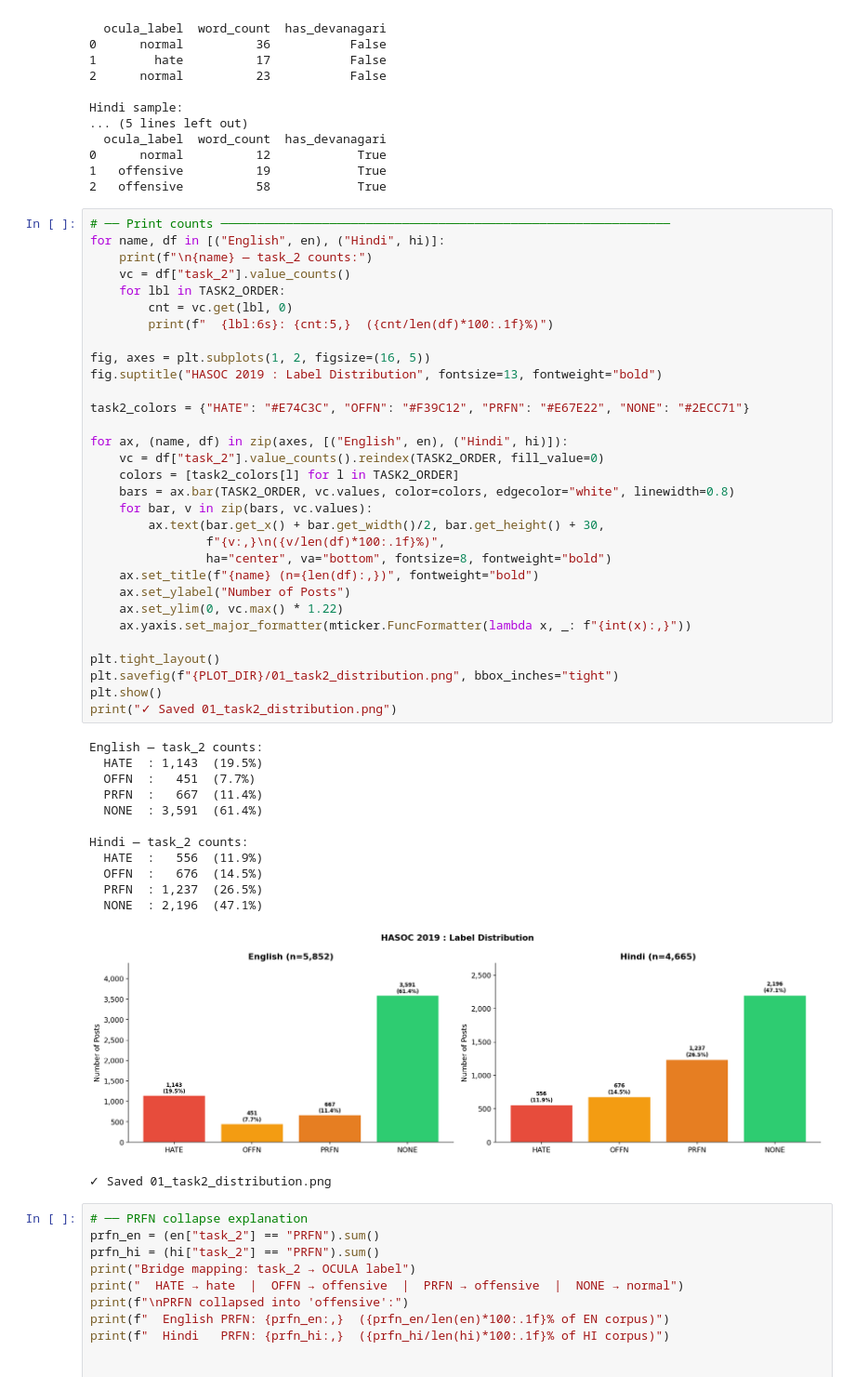
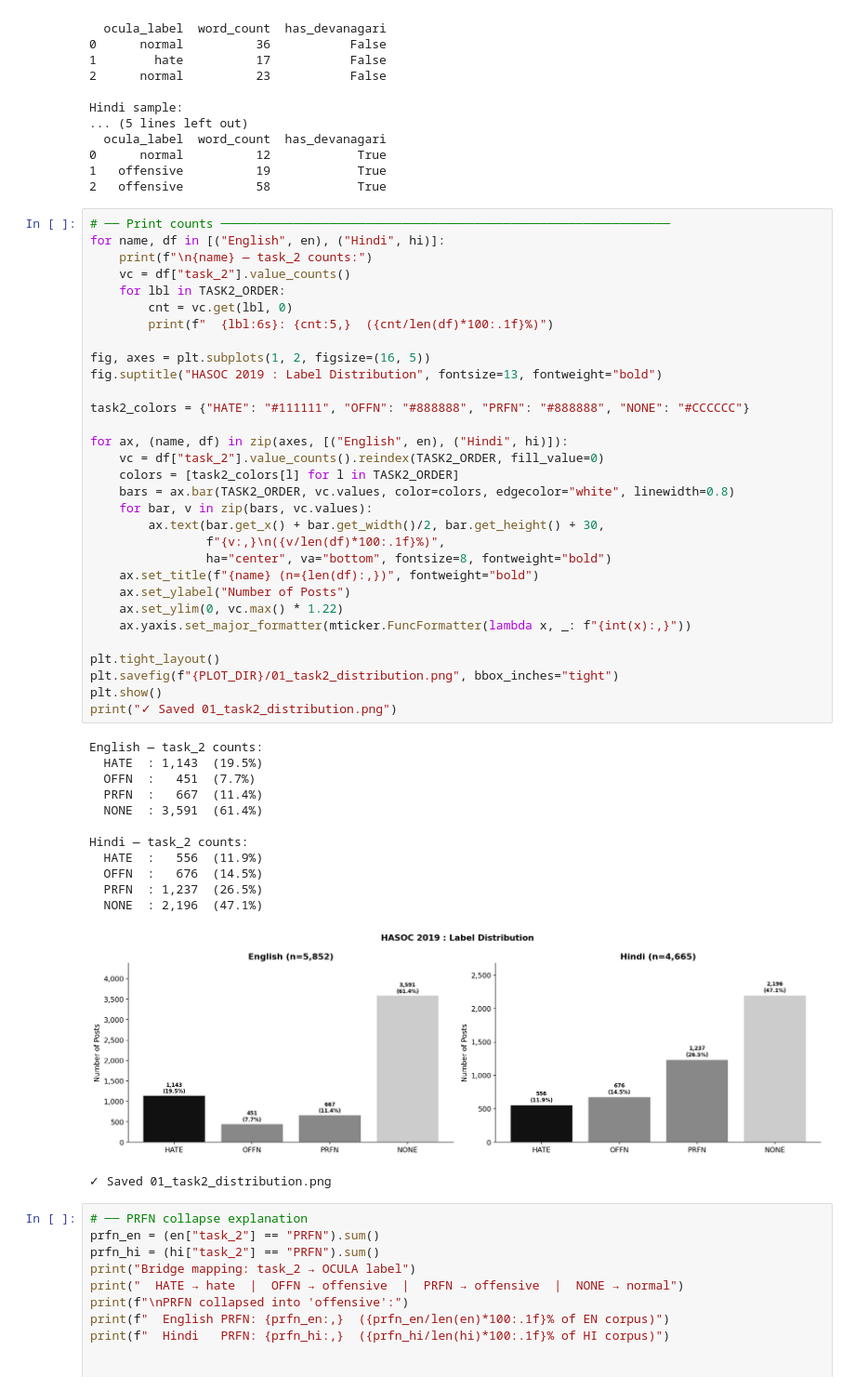
Before and after one commit to idk-jatin/ocula, a Jupyter notebook: notebooks/eda_hasoc.ipynb, the cells around one changed output. Shown at 93% size. Drawn from its saved outputs; the diff is of its cells as text.

```diff
--- a/notebooks/eda_hasoc.ipynb
+++ b/notebooks/eda_hasoc.ipynb
@@ -110,38 +110,38 @@ for name, df in [("English", en), ("Hindi", hi)]:
 fig, axes = plt.subplots(1, 2, figsize=(16, 5))
 fig.suptitle("HASOC 2019 : Label Distribution", fontsize=13, fontweight="bold")
 
-task2_colors = {"HATE": "#E74C3C", "OFFN": "#F39C12", "PRFN": "#E67E22", "NONE": "#2ECC71"}
+task2_colors = {"HATE": "#111111", "OFFN": "#888888", "PRFN": "#888888", "NONE": "#CCCCCC"}
 
 for ax, (name, df) in zip(axes, [("English", en), ("Hindi", hi)]):
     vc = df["task_2"].value_counts().reindex(TASK2_ORDER, fill_value=0)
     colors = [task2_colors[l] for l in TASK2_ORDER]
     bars = ax.bar(TASK2_ORDER, vc.values, color=colors, edgecolor="white", linewidth=0.8)
     for bar, v in zip(bars, vc.values):
         ax.text(bar.get_x() + bar.get_width()/2, bar.get_height() + 30,
                 f"{v:,}\n({v/len(df)*100:.1f}%)",
                 ha="center", va="bottom", fontsize=8, fontweight="bold")
     ax.set_title(f"{name} (n={len(df):,})", fontweight="bold")
     ax.set_ylabel("Number of Posts")
     ax.set_ylim(0, vc.max() * 1.22)
     ax.yaxis.set_major_formatter(mticker.FuncFormatter(lambda x, _: f"{int(x):,}"))
 
 plt.tight_layout()
 plt.savefig(f"{PLOT_DIR}/01_task2_distribution.png", bbox_inches="tight")
 plt.show()
 print("✓ Saved 01_task2_distribution.png")
 # %% [output]
 English — task_2 counts:
   HATE  : 1,143  (19.5%)
   OFFN  :   451  (7.7%)
   PRFN  :   667  (11.4%)
   NONE  : 3,591  (61.4%)
 
 Hindi — task_2 counts:
   HATE  :   556  (11.9%)
   OFFN  :   676  (14.5%)
   PRFN  : 1,237  (26.5%)
   NONE  : 2,196  (47.1%)
-[figure, old version]
+[figure, new version]
 ✓ Saved 01_task2_distribution.png
 # %%
 # ── PRFN collapse explanation
```
Also changed, not shown: parts of 4 cells of this notebook, 35 other files.
